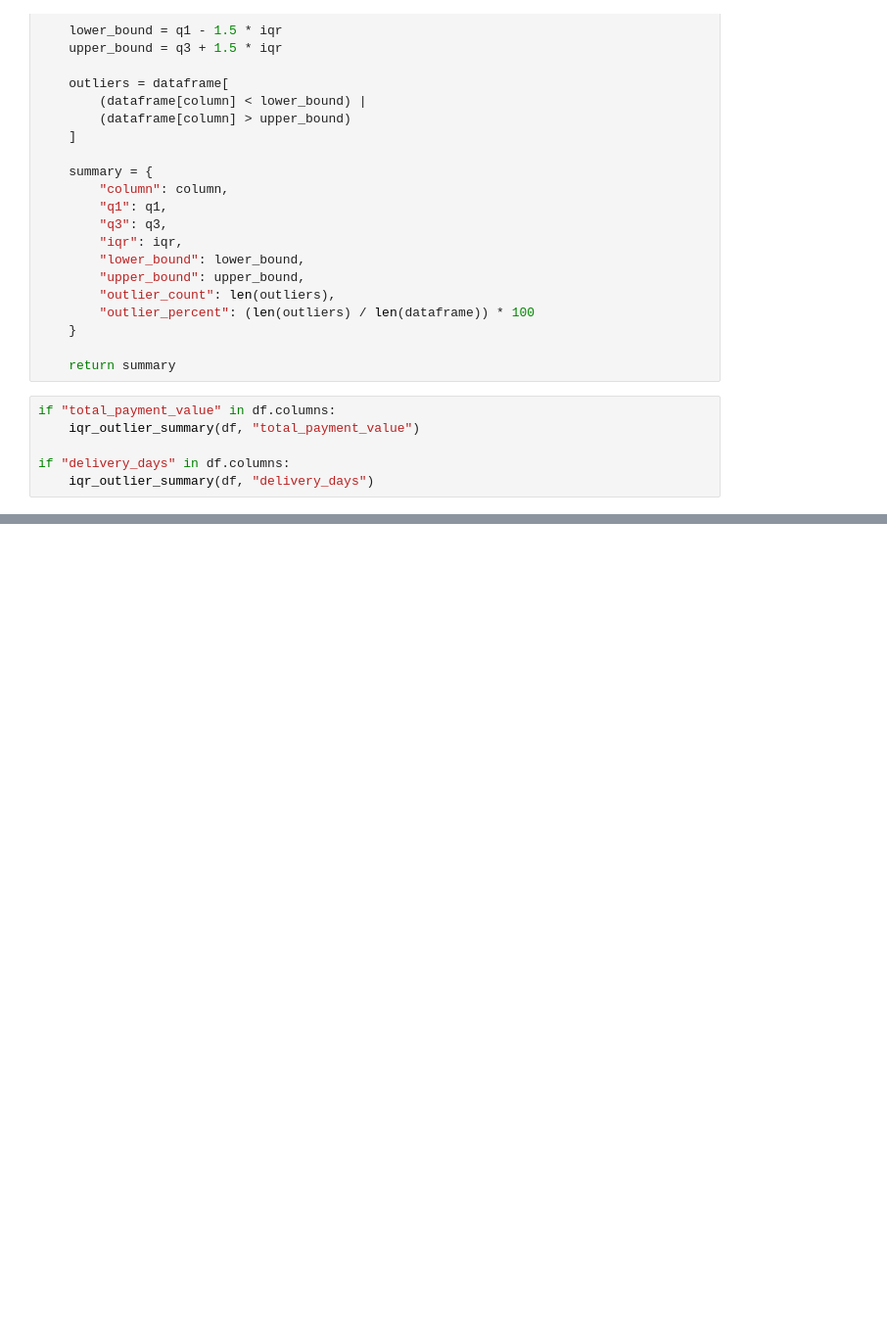
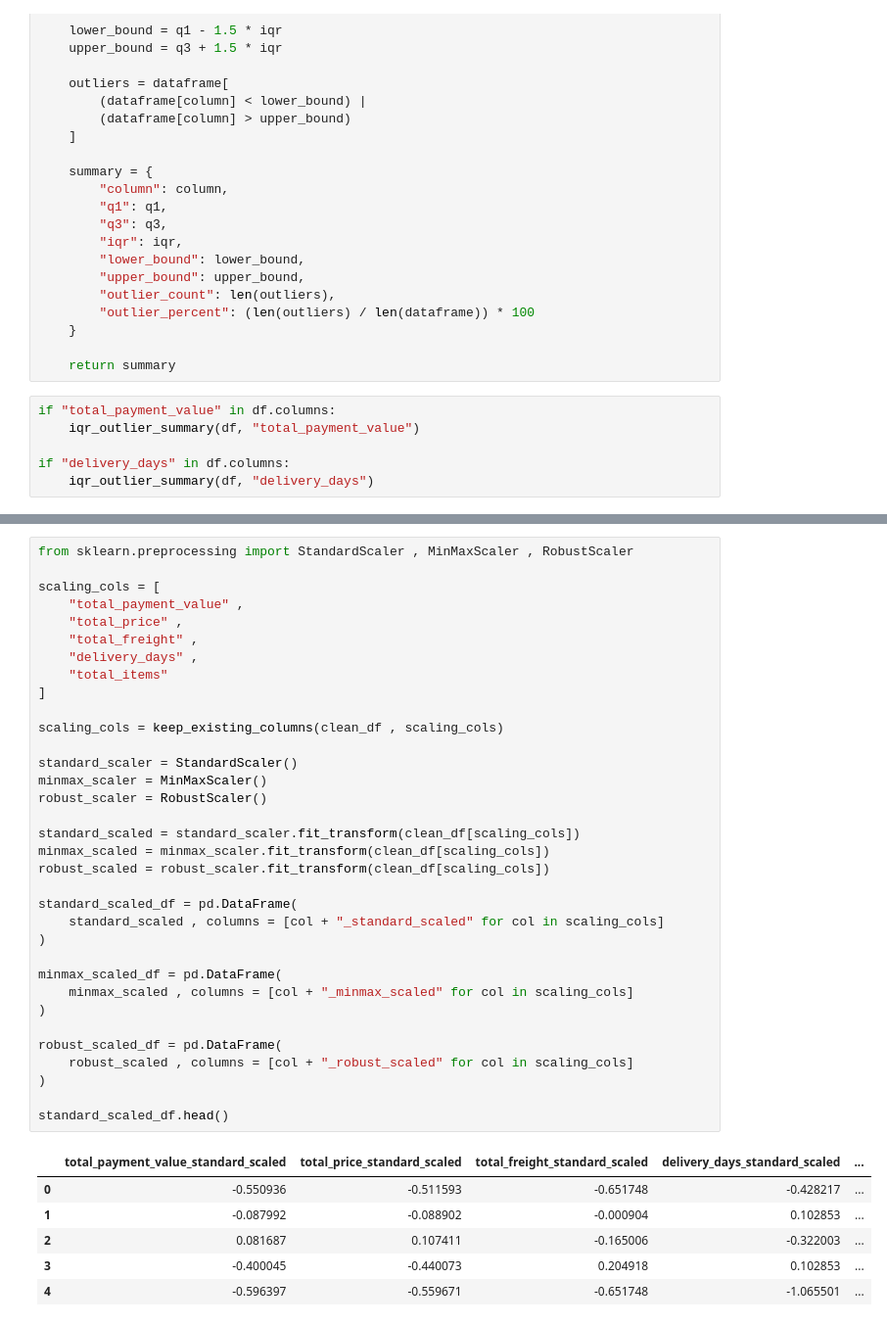
Before and after one commit to BhavyaAgrawat31/ML, a Jupyter notebook: notebooks/Lab03_Data_Quality_EDA_Preprocessing.ipynb, the cells around one changed output, grey strips where cells are left out. Shown at 98% size. Drawn from its saved outputs; the diff is of its cells as text; blank space fills up the shorter version.

```diff
--- a/notebooks/Lab03_Data_Quality_EDA_Preprocessing.ipynb
+++ b/notebooks/Lab03_Data_Quality_EDA_Preprocessing.ipynb
@@ -432,0 +538,41 @@ A very long delivery time means the order took unusually long to be delivered. I
+# %%
+from sklearn.preprocessing import StandardScaler , MinMaxScaler , RobustScaler
+
+scaling_cols = [
+    "total_payment_value" ,
+    "total_price" ,
+    "total_freight" ,
+    "delivery_days" ,
+    "total_items"
+]
+
+scaling_cols = keep_existing_columns(clean_df , scaling_cols)
+
+standard_scaler = StandardScaler()
+minmax_scaler = MinMaxScaler()
+robust_scaler = RobustScaler()
+
+standard_scaled = standard_scaler.fit_transform(clean_df[scaling_cols])
+minmax_scaled = minmax_scaler.fit_transform(clean_df[scaling_cols])
+robust_scaled = robust_scaler.fit_transform(clean_df[scaling_cols])
+
+standard_scaled_df = pd.DataFrame(
+    standard_scaled , columns = [col + "_standard_scaled" for col in scaling_cols]
+)
+
+minmax_scaled_df = pd.DataFrame(
+    minmax_scaled , columns = [col + "_minmax_scaled" for col in scaling_cols]
+)
+
+robust_scaled_df = pd.DataFrame(
+    robust_scaled , columns = [col + "_robust_scaled" for col in scaling_cols]
+)
+
+standard_scaled_df.head()
+# %% [output]
+|  | total_payment_value_standard_scaled | total_price_standard_scaled | total_freight_standard_scaled | delivery_days_standard_scaled | ... |
+| 0 | -0.550936 | -0.511593 | -0.651748 | -0.428217 | ... |
+| 1 | -0.087992 | -0.088902 | -0.000904 | 0.102853 | ... |
+| 2 | 0.081687 | 0.107411 | -0.165006 | -0.322003 | ... |
+| 3 | -0.400045 | -0.440073 | 0.204918 | 0.102853 | ... |
+| 4 | -0.596397 | -0.559671 | -0.651748 | -1.065501 | ... |
```
Also changed, not shown: parts of 54 cells of this notebook.
